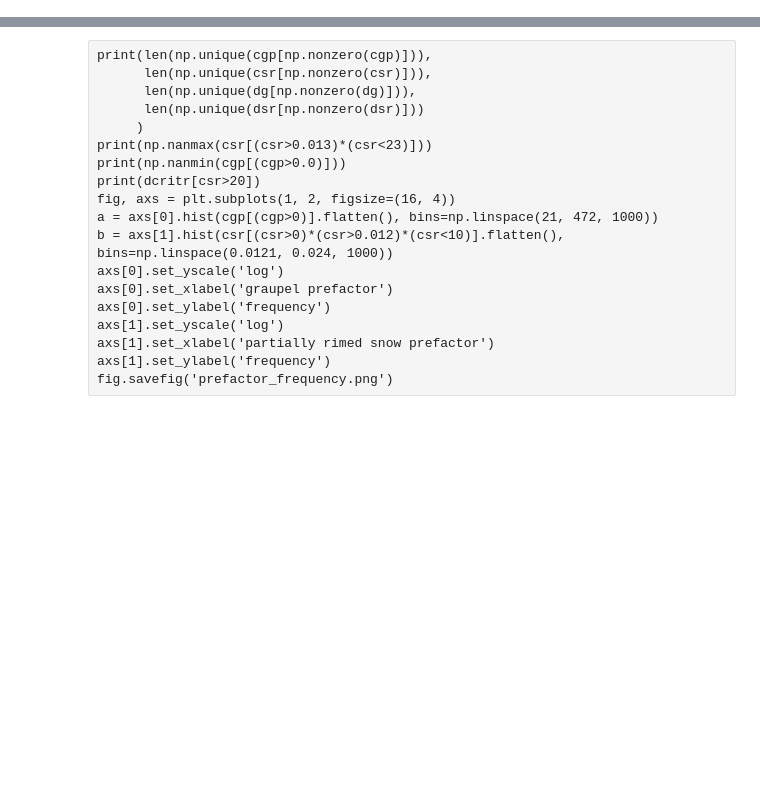
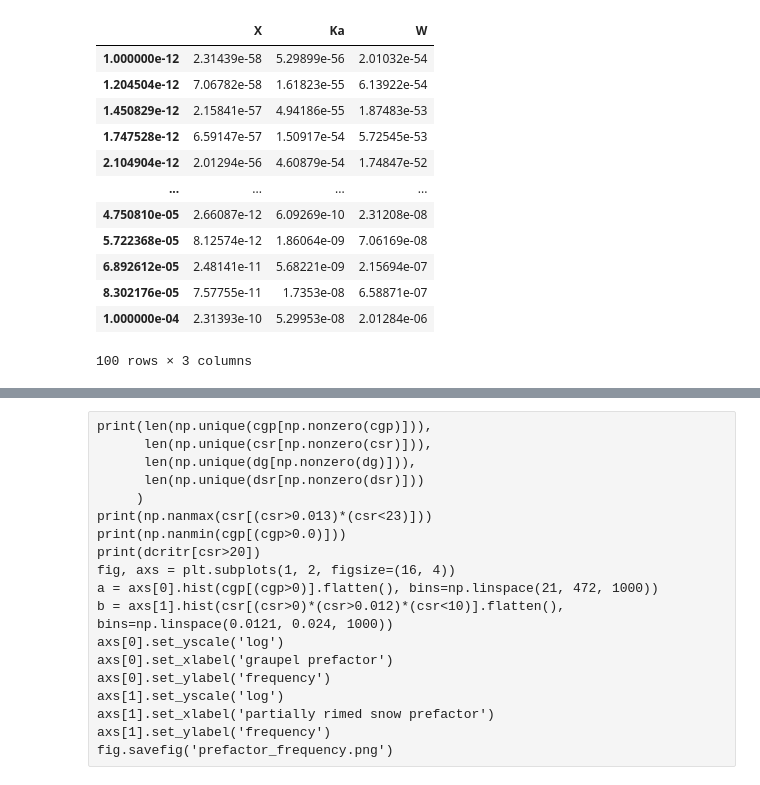
Before and after one commit to OPTIMICe-team/cloud-microphysics, a Jupyter notebook: P3/FWDsimP3.ipynb, the cells around one changed output, grey strips where cells are left out. Drawn from its saved outputs; the diff is of its cells as text; code cells hidden in the pictures; blank space fills up the shorter version.

```diff
--- a/P3/FWDsimP3.ipynb
+++ b/P3/FWDsimP3.ipynb
@@ -351,3 +364,19 @@ Calculating ice Z ssrga  1186.8635301589966 seconds
+# %%
+scat_cloud
+# %% [output]
+|  | X | Ka | W |
+| 1.000000e-12 | 2.31439e-58 | 5.29899e-56 | 2.01032e-54 |
+| 1.204504e-12 | 7.06782e-58 | 1.61823e-55 | 6.13922e-54 |
+| 1.450829e-12 | 2.15841e-57 | 4.94186e-55 | 1.87483e-53 |
+| 1.747528e-12 | 6.59147e-57 | 1.50917e-54 | 5.72545e-53 |
+| 2.104904e-12 | 2.01294e-56 | 4.60879e-54 | 1.74847e-52 |
+| ... | ... | ... | ... |
+| 4.750810e-05 | 2.66087e-12 | 6.09269e-10 | 2.31208e-08 |
+| 5.722368e-05 | 8.12574e-12 | 1.86064e-09 | 7.06169e-08 |
+| 6.892612e-05 | 2.48141e-11 | 5.68221e-09 | 2.15694e-07 |
+| 8.302176e-05 | 7.57755e-11 | 1.7353e-08 | 6.58871e-07 |
+| 1.000000e-04 | 2.31393e-10 | 5.29953e-08 | 2.01284e-06 |
+100 rows × 3 columns
 # %%
 def iceP3tm_backscattering(dcrit, dcrits, dcritr):
     functions = [lambda x, ag, apr: np.nan,
```
Also changed, not shown: parts of 5 cells of this notebook, 3 other files.
